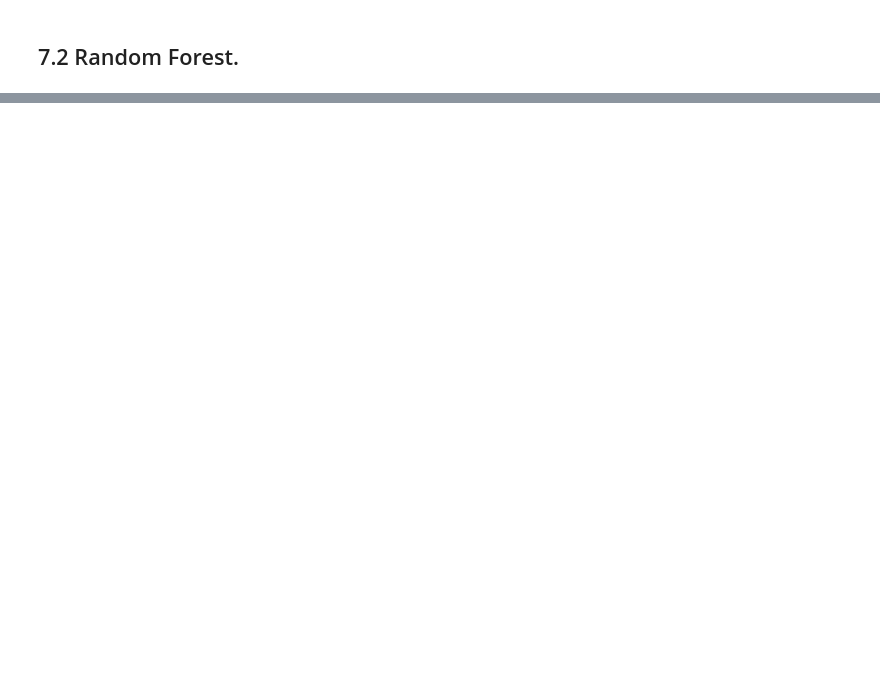
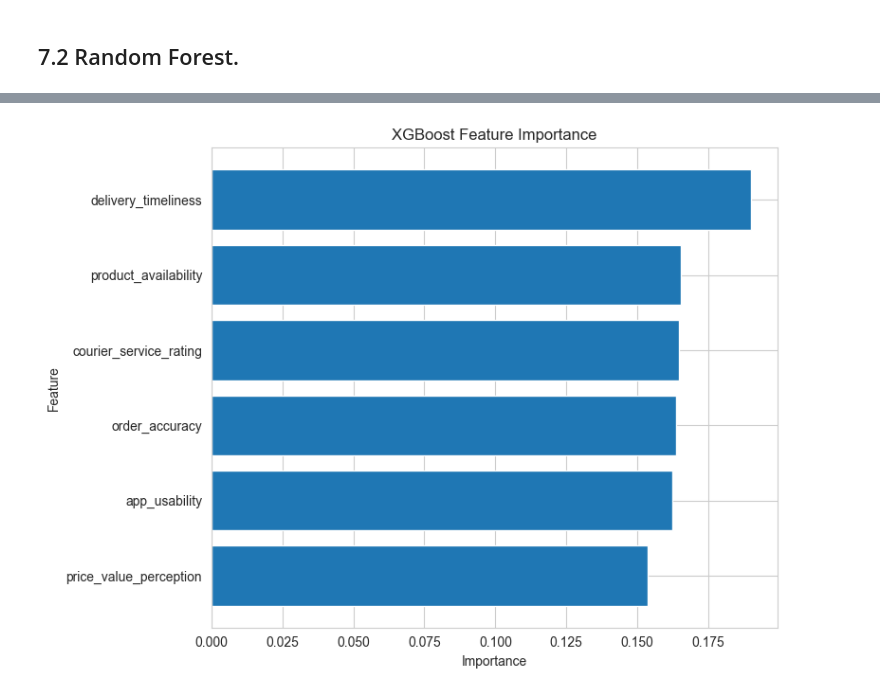
Before and after one commit to tessjacob/aWIwd8dwHJ5J9HTH, a Jupyter notebook: happyCustomersAnalysis.ipynb, the cells around one changed output, grey strips where cells are left out. Cells and saved outputs as stored; diff of their text form; code cells hidden in the pictures; blank space fills up the shorter version.

```diff
--- a/happyCustomersAnalysis.ipynb
+++ b/happyCustomersAnalysis.ipynb
@@ -350,0 +615,13 @@ print(rf_results)
+# %%
+# Feature importance
+xgb_importances_df = pd.DataFrame({
+    "Feature": X.columns,
+    "Importance_XGB": model.feature_importances_
+})
+
+xgb_importances_df = xgb_importances_df.sort_values(
+    by="Importance_XGB",
+    ascending=False
+)
+
+print(xgb_importances_df.head(20))
@@ -350,0 +636,21 @@ print(rf_results)
+# %%
+# Plotting feature importance
+top_features = xgb_importances_df.head(15)
+
+plt.figure(figsize=(8, 6))
+
+plt.barh(
+    top_features["Feature"],
+    top_features["Importance_XGB"]
+)
+
+plt.gca().invert_yaxis()
+
+plt.xlabel("Importance")
+plt.ylabel("Feature")
+plt.title("XGBoost Feature Importance")
+
+plt.tight_layout()
+plt.show()
+# %% [output]
+[figure, added]
```
Also changed, not shown: parts of 35 cells of this notebook.
